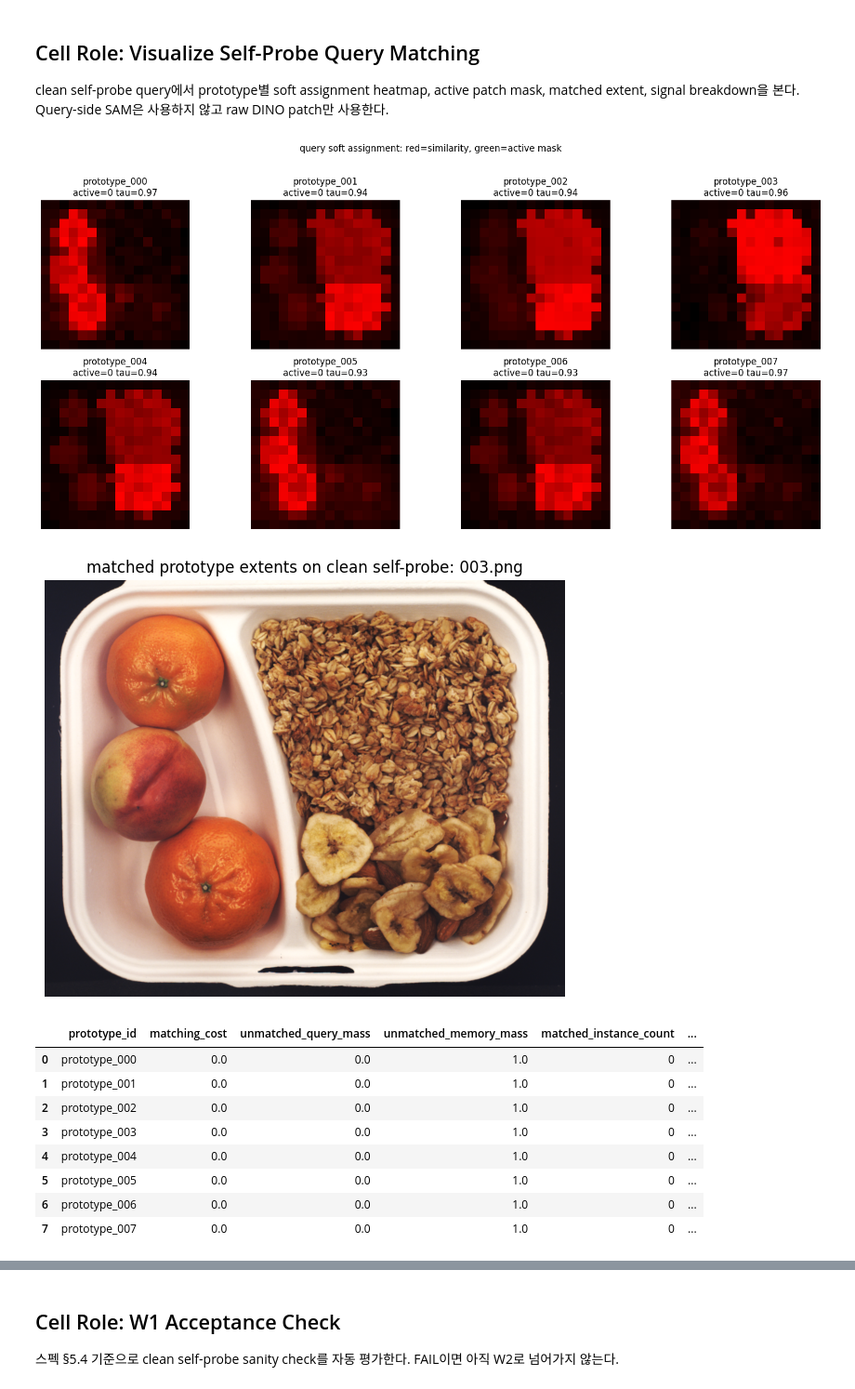
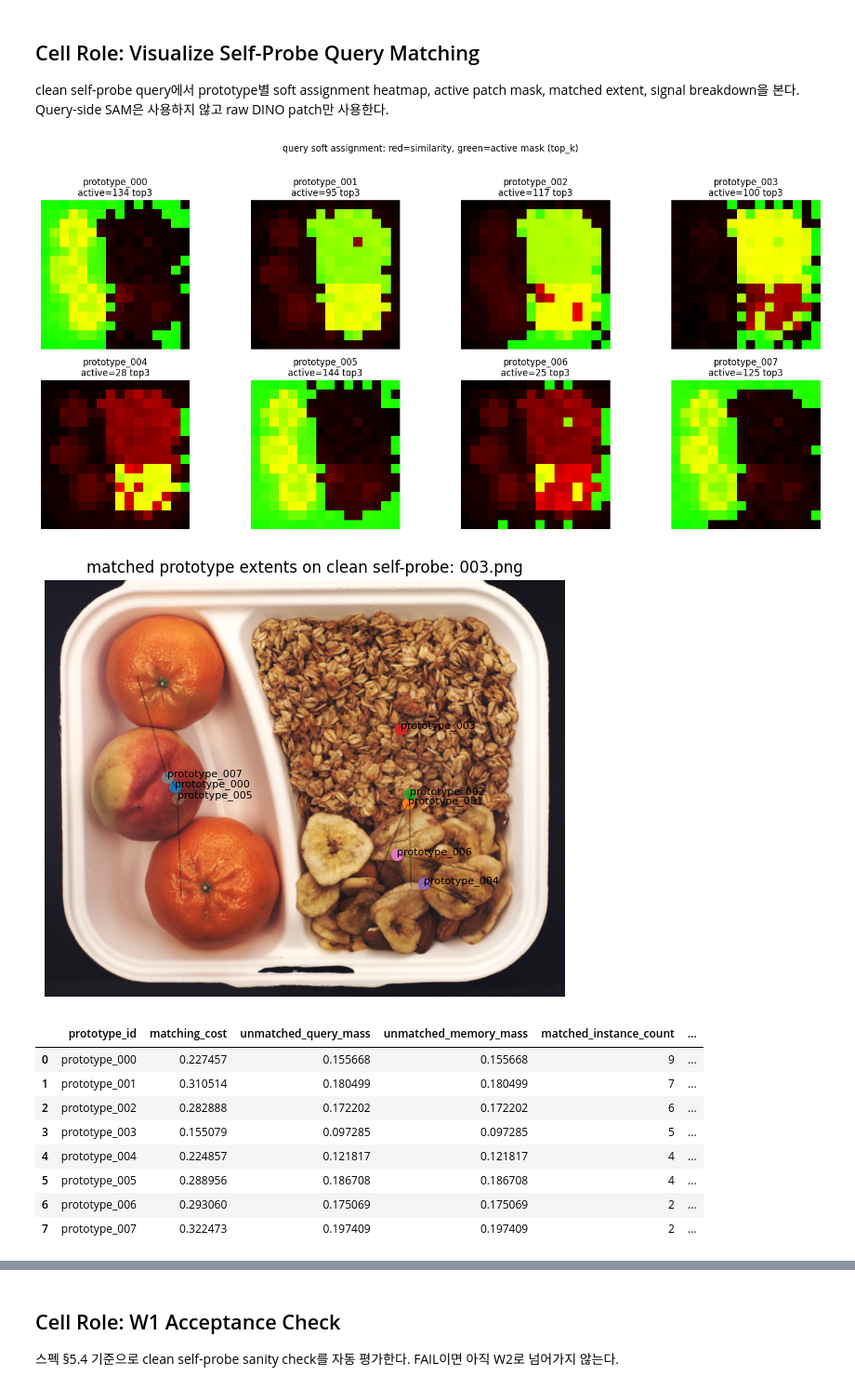
Before and after one commit to outSeop/ReGraM, a Jupyter notebook: experiments/validation/condition_shift_baseline/notebook/09_memory_anchored_ot_matching.ipynb, the cells around one changed output, grey strips where cells are left out. Shown at 93% size. Cells and saved outputs as stored; diff of their text form; code cells hidden in the pictures.

Commit message:
Fix W1 memory OT instance count signal

```diff
--- a/experiments/validation/condition_shift_baseline/notebook/09_memory_anchored_ot_matching.ipynb
+++ b/experiments/validation/condition_shift_baseline/notebook/09_memory_anchored_ot_matching.ipynb
@@ -438,7 +438,7 @@ from stage1_adapter import (
 matching_config = MatchingConfig(
     assignment_mode='top_k',
     top_k_prototypes=3,
-    min_assignment_similarity=None,
+    min_assignment_similarity=0.5,
     soft_assign_quantile=0.20,  # used only when assignment_mode='threshold'
     ot_reg=0.05,
     ot_marginal_penalty=1.0,
@@ -567,6 +567,7 @@ for prototype_id, proto_result in result.per_prototype.items():
             'unmatched_query_mass': proto_result.unmatched_query_mass,
             'unmatched_memory_mass': proto_result.unmatched_memory_mass,
             'matched_instance_count': proto_result.matched_instance_count,
+            'matched_instance_count_per_image': proto_result.matched_instance_count_per_image,
             'expected_instance_count': proto_result.expected_instance_count,
             'instance_count_diff': proto_result.instance_count_diff,
             'active_patch_count': proto_result.debug.get('active_patch_count', 0),
@@ -574,41 +575,41 @@ for prototype_id, proto_result in result.per_prototype.items():
         }
     )
 signal_df = pd.DataFrame(signal_rows)
 display(signal_df)
 if not signal_df.empty:
     ax = signal_df.set_index('prototype_id')[['unmatched_query_mass', 'unmatched_memory_mass', 'instance_count_diff']].plot(
         kind='bar', figsize=(10, 4)
     )
     ax.set_title('per-prototype W1 anomaly signals')
     ax.set_ylabel('signal value')
     ax.tick_params(axis='x', rotation=25)
     plt.tight_layout()
     plt.show()
 
 spatial_violation_df = pd.DataFrame([
     {'prototype_i': left, 'prototype_j': right, 'mahalanobis': value}
     for (left, right), value in result.spatial_violations.items()
 ])
 display(spatial_violation_df)
 if not spatial_violation_df.empty:
     ax = spatial_violation_df.assign(edge=spatial_violation_df['prototype_i'] + '→' + spatial_violation_df['prototype_j']).set_index('edge')['mahalanobis'].plot(
         kind='bar', figsize=(10, 3)
     )
     ax.axhline(3.0, color='red', linestyle='--', linewidth=1)
     ax.set_title('prototype spatial violations')
     ax.set_ylabel('Mahalanobis')
     ax.tick_params(axis='x', rotation=30)
     plt.tight_layout()
     plt.show()
 # %% [output]
-[figure, old version]
+[figure, new version]
-[figure, old version]
+[figure, new version]
 |  | prototype_id | matching_cost | unmatched_query_mass | unmatched_memory_mass | matched_instance_count | ... |
-| 0 | prototype_000 | 0.0 | 0.0 | 1.0 | 0 | ... |
-| 1 | prototype_001 | 0.0 | 0.0 | 1.0 | 0 | ... |
-| 2 | prototype_002 | 0.0 | 0.0 | 1.0 | 0 | ... |
-| 3 | prototype_003 | 0.0 | 0.0 | 1.0 | 0 | ... |
-| 4 | prototype_004 | 0.0 | 0.0 | 1.0 | 0 | ... |
-| 5 | prototype_005 | 0.0 | 0.0 | 1.0 | 0 | ... |
-| 6 | prototype_006 | 0.0 | 0.0 | 1.0 | 0 | ... |
-| 7 | prototype_007 | 0.0 | 0.0 | 1.0 | 0 | ... |
+| 0 | prototype_000 | 0.227457 | 0.155668 | 0.155668 | 9 | ... |
+| 1 | prototype_001 | 0.310514 | 0.180499 | 0.180499 | 7 | ... |
+| 2 | prototype_002 | 0.282888 | 0.172202 | 0.172202 | 6 | ... |
+| 3 | prototype_003 | 0.155079 | 0.097285 | 0.097285 | 5 | ... |
+| 4 | prototype_004 | 0.224857 | 0.121817 | 0.121817 | 4 | ... |
+| 5 | prototype_005 | 0.288956 | 0.186708 | 0.186708 | 4 | ... |
+| 6 | prototype_006 | 0.293060 | 0.175069 | 0.175069 | 2 | ... |
+| 7 | prototype_007 | 0.322473 | 0.197409 | 0.197409 | 2 | ... |
```
Also changed, not shown: parts of 3 cells of this notebook, 2 other files.
